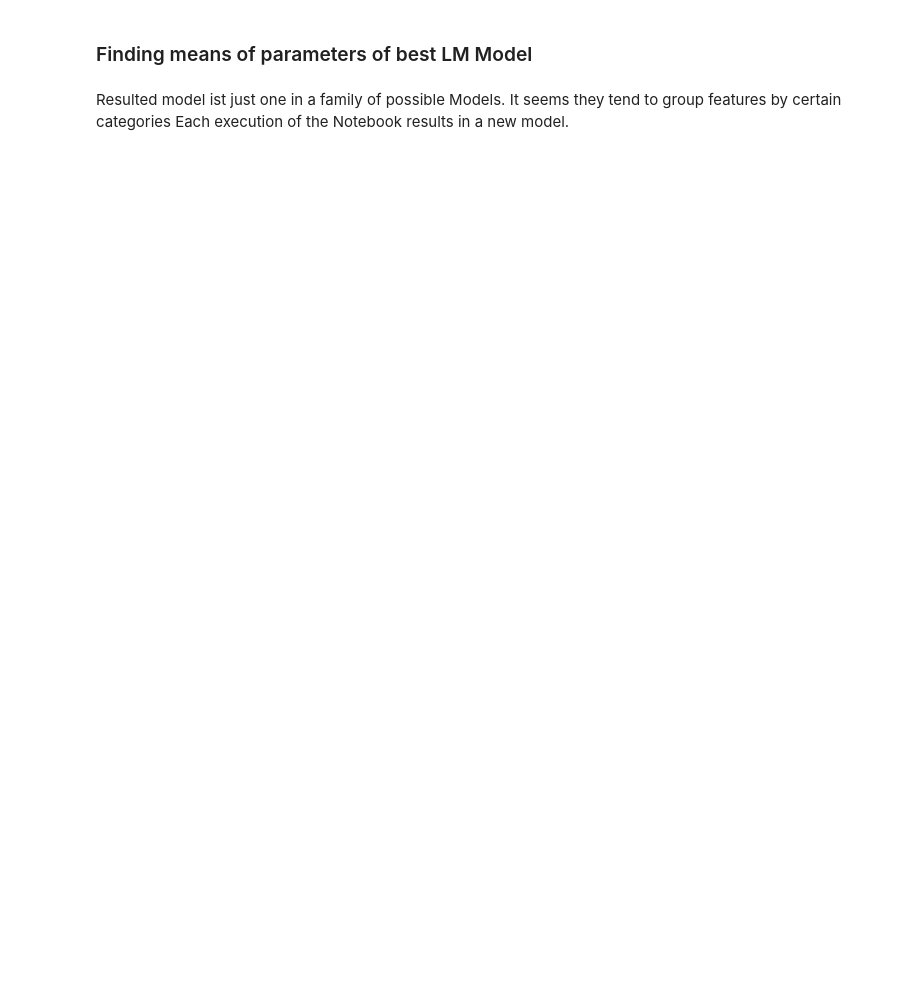
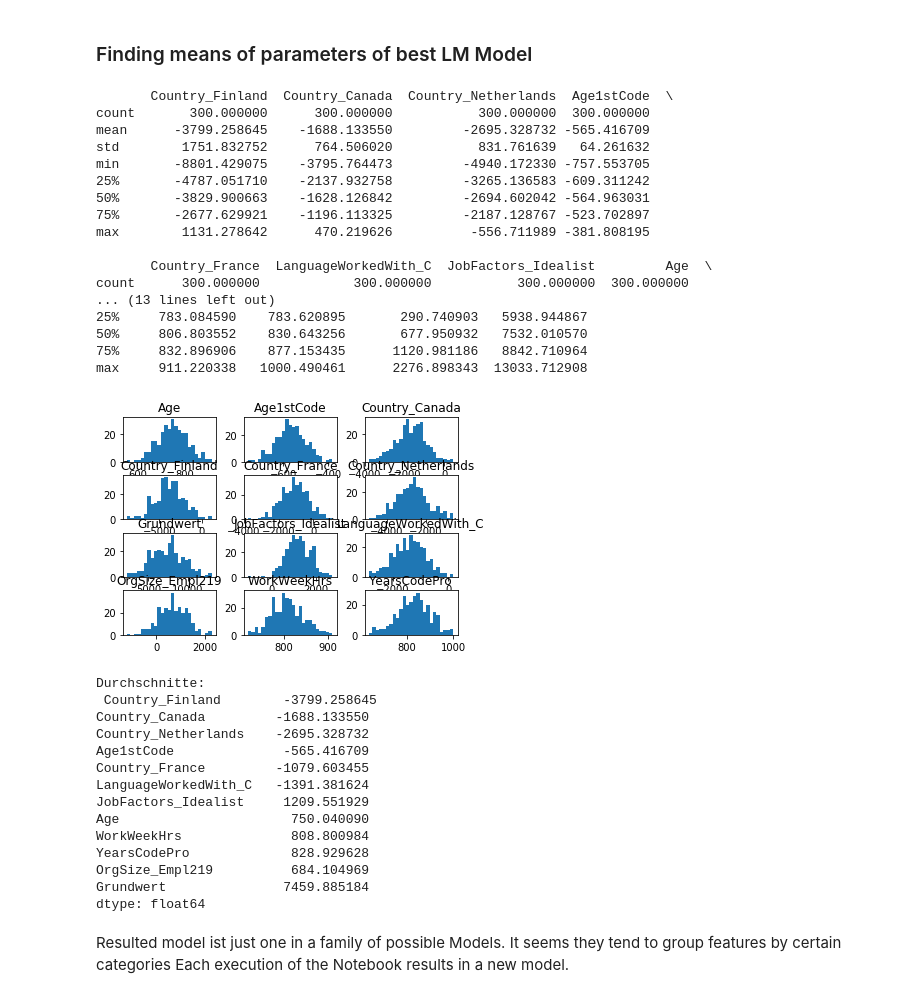
Before and after one commit to mktex/schneeflocken, a Jupyter notebook: notebooks/P1.ipynb, the cells around one changed output. Saved outputs shown, nothing was run; the diff lists cells and outputs as text; code cells hidden in the pictures; blank space fills up the shorter version.

```diff
--- a/notebooks/P1.ipynb
+++ b/notebooks/P1.ipynb
@@ -887,8 +1184,41 @@ print(r2_perf, rmse_perf)
 ### Finding means of parameters of best LM Model
 # %%
 # perform a simulation and find the means of the coefficients of the model
-xdf_cols_stats, parameter_means = dabfrage.simulation_lm(xdfInput,
+xdf_cols_stats, parameter_means = dabfrage.simulation_lm(xdf_input,
                                                          xselekt_cols, target_col, nsim=300)
+# %% [output]
+       Country_Finland  Country_Canada  Country_Netherlands  Age1stCode  \
+count       300.000000      300.000000           300.000000  300.000000
+mean      -3799.258645    -1688.133550         -2695.328732 -565.416709
+std        1751.832752      764.506020           831.761639   64.261632
+min       -8801.429075    -3795.764473         -4940.172330 -757.553705
+25%       -4787.051710    -2137.932758         -3265.136583 -609.311242
+50%       -3829.900663    -1628.126842         -2694.602042 -564.963031
+75%       -2677.629921    -1196.113325         -2187.128767 -523.702897
+max        1131.278642      470.219626          -556.711989 -381.808195
+
+       Country_France  LanguageWorkedWith_C  JobFactors_Idealist         Age  \
+count      300.000000            300.000000           300.000000  300.000000
+... (13 lines left out)
+25%     783.084590    783.620895       290.740903   5938.944867
+50%     806.803552    830.643256       677.950932   7532.010570
+75%     832.896906    877.153435      1120.981186   8842.710964
+max     911.220338   1000.490461      2276.898343  13033.712908
+[figure, added]
+Durchschnitte:
+ Country_Finland        -3799.258645
+Country_Canada         -1688.133550
+Country_Netherlands    -2695.328732
+Age1stCode              -565.416709
+Country_France         -1079.603455
+LanguageWorkedWith_C   -1391.381624
+JobFactors_Idealist     1209.551929
+Age                      750.040090
+WorkWeekHrs              808.800984
+YearsCodePro             828.929628
+OrgSize_Empl219          684.104969
+Grundwert               7459.885184
+dtype: float64
 # %% [markdown]
 Resulted model ist just one in a family of possible Models. It seems they tend to group features by certain categories
 Each execution of the Notebook results in a new model.
```
Also changed, not shown: parts of 39 cells of this notebook, 8 other files.
